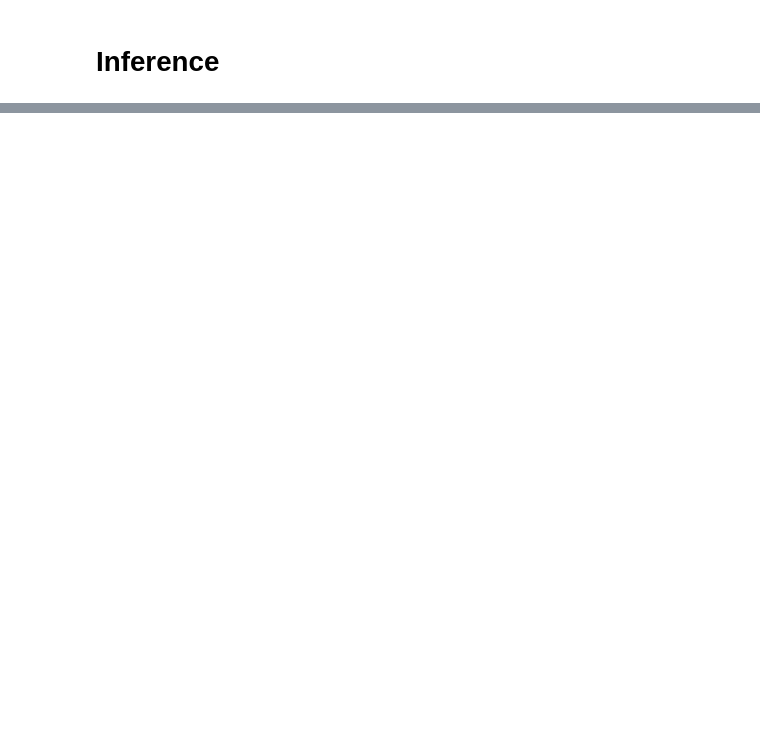
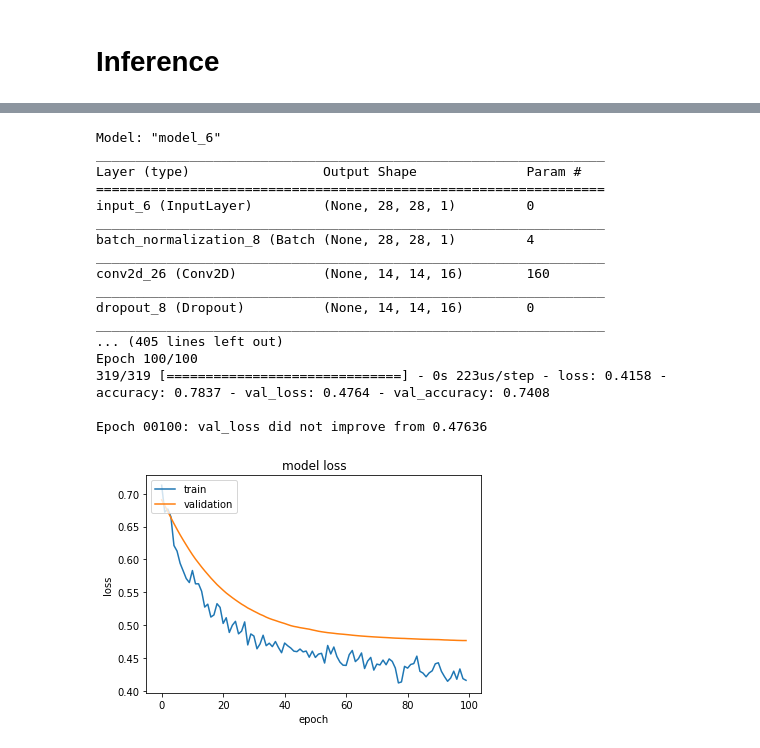
Before and after one commit to waynchi/SC-Net, a Jupyter notebook: SC_CNN.ipynb, the cells around one changed output, grey strips where cells are left out. Cells and saved outputs as stored; diff of their text form; code cells hidden in the pictures; blank space fills up the shorter version.

```diff
--- a/SC_CNN.ipynb
+++ b/SC_CNN.ipynb
@@ -455,0 +607,16 @@ def inference(model, input_image, directory, iterations, temp_start=2, temp_end=
+# %%
+iterations = 500
+
+generated_samples = []
+for i in range(int(len(training_samples) / 2)):
+    directory = "discriminator"
+    os.makedirs(directory, exist_ok=True)
+    input_image = generate_noise()
+
+    _, generated = inference(model, input_image, directory, iterations, temp_start=1, temp_end=1)
+    generated_samples.append(generated)
+
+print(len(generated_samples))
+original_gen_samples = deepcopy(generated_samples)
+generated_samples = np.asarray(generated_samples)
+print(generated_samples.shape)
@@ -455,0 +698,61 @@ def inference(model, input_image, directory, iterations, temp_start=2, temp_end=
+# %%
+discriminator_model = discriminator(input_size=image_shape)
+model_location = F'/content/drive/My Drive/sc-discrim-model.hdf5'
+
+# model = keras.models.load_model(model_location)
+
+discrim_batch_size = 64
+
+steps_per_epoch = int(len(discriminator_train_x) * split / discrim_batch_size)
+validation_steps = int(len(discriminator_train_x) * (1 - split) / discrim_batch_size)
+
+model_checkpoint_callback = keras.callbacks.ModelCheckpoint(
+    filepath=model_location,
+    monitor='val_loss',
+    save_weights_only=False,
+    verbose=1,
+    mode='min',
+    save_best_only=True)
+
+tensorboard_callback = keras.callbacks.TensorBoard(log_dir='./logs', update_freq='epoch')
+
+if True:
+    discrim_history = discriminator_model.fit(
+        x=discriminator_train_x,
+        y=discriminator_train_y,
+        batch_size=discrim_batch_size,
+        validation_split=split,
+        verbose=1,
+        shuffle=True,
+        epochs=100,
+        callbacks=[model_checkpoint_callback, tensorboard_callback])
+    #epochs=cfg.epochs,
+    #callbacks=callbacks)
+# model.save("sc-model.hdf5")
+if True:
+    plt.plot(discrim_history.history['loss'])
+    plt.plot(discrim_history.history['val_loss'])
+    plt.title('model loss')
+    plt.ylabel('loss')
+    plt.xlabel('epoch')
+    plt.legend(['train', 'validation'], loc='upper left')
+    plt.show()
+# %% [output]
+Model: "model_6"
+_________________________________________________________________
+Layer (type)                 Output Shape              Param #
+=================================================================
+input_6 (InputLayer)         (None, 28, 28, 1)         0
+_________________________________________________________________
+batch_normalization_8 (Batch (None, 28, 28, 1)         4
+_________________________________________________________________
+conv2d_26 (Conv2D)           (None, 14, 14, 16)        160
+_________________________________________________________________
+dropout_8 (Dropout)          (None, 14, 14, 16)        0
+_________________________________________________________________
+... (405 lines left out)
+Epoch 100/100
+319/319 [==============================] - 0s 223us/step - loss: 0.4158 - accuracy: 0.7837 - val_loss: 0.4764 - val_accuracy: 0.7408
+
+Epoch 00100: val_loss did not improve from 0.47636
+[figure, added]
```
Also changed, not shown: parts of 27 cells of this notebook.
